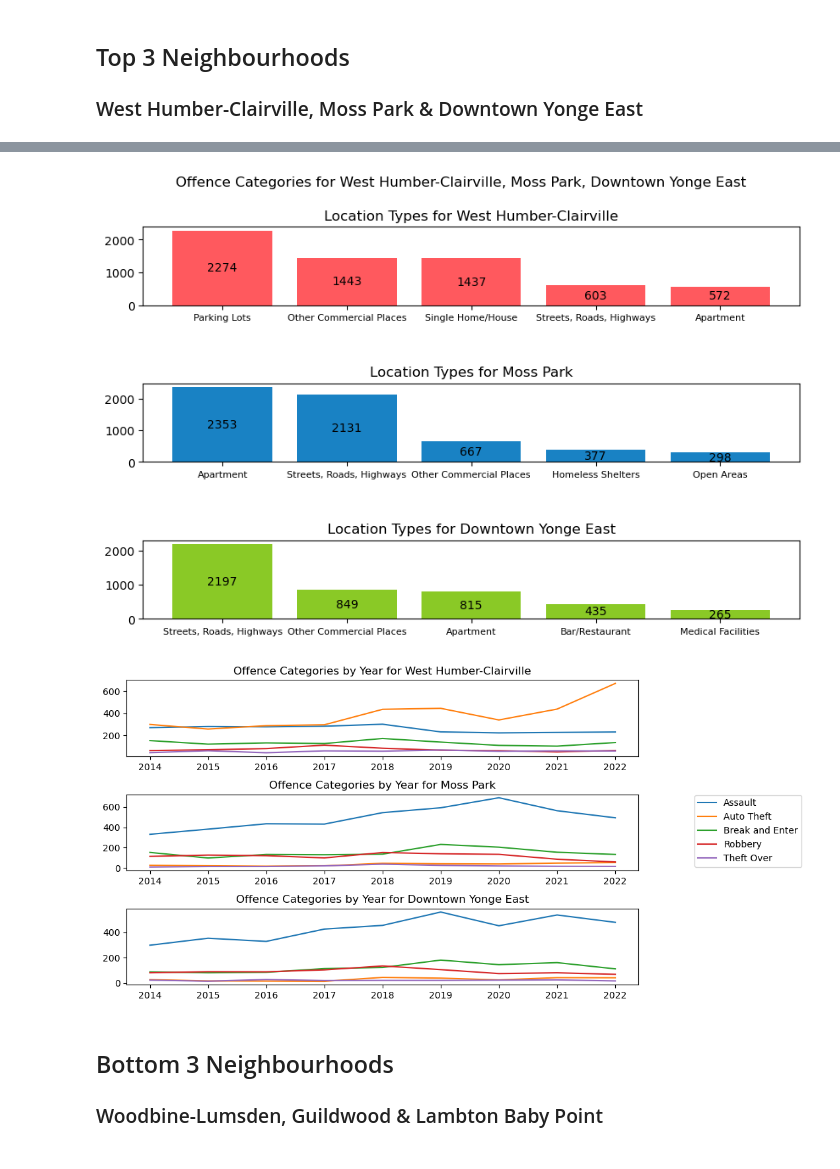
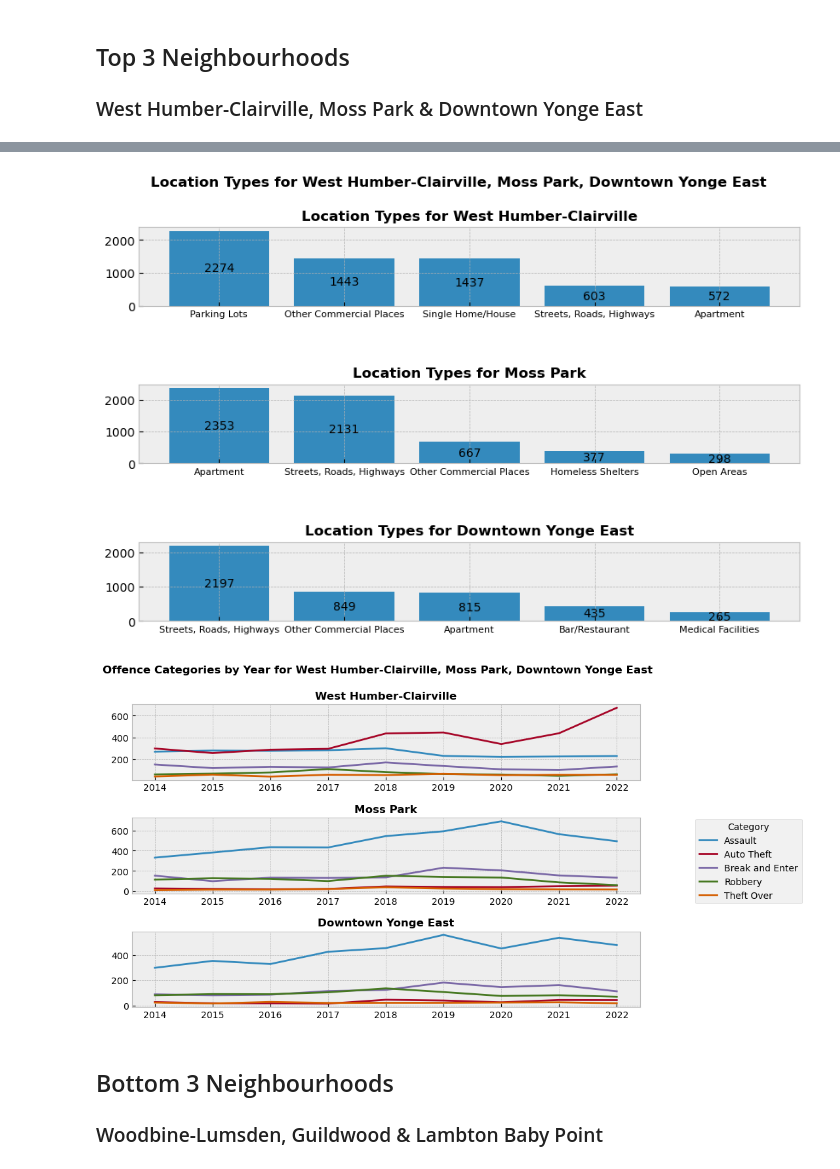
Before and after one commit to fannysigouin/project1, a Jupyter notebook: question_3/q3_all_years.ipynb, the cells around one changed output, grey strips where cells are left out. Drawn from its saved outputs; the diff is of its cells as text; code cells hidden in the pictures.

Commit message:
changed plot style

```diff
--- a/question_3/q3_all_years.ipynb
+++ b/question_3/q3_all_years.ipynb
@@ -8,6 +8,8 @@
 import pandas as pd
 import matplotlib.pyplot as plt
 import numpy as np
+# plt.style.use('Solarize_Light2')
+plt.style.use('bmh')
 # %%
 #Read in csv file and inspect dataframe
 file = pd.read_csv('../resources/mci_no_duplicates_2014_and_over.csv')
@@ -289,6 +293,8 @@ offence_categories(whc_hood, mp_hood, dye_hood, 'West Humber-Clairville', 'Moss
 def location_types(df1, df2, df3, hood1, hood2, hood3, hood_names):
     fig, ax = plt.subplots(nrows = 3, ncols = 1)
     plt.rcParams['figure.figsize'] = (10, 6)
+    plt.rcParams['figure.titleweight'] = 700
+    titles_fontdict = {'weight': 700, 'size': 12}
 
     #First neighbourhood
     #Group by location type and get count of offences
@@ -298,8 +304,8 @@ def location_types(df1, df2, df3, hood1, hood2, hood3, hood_names):
     #Get only the top 5 location types
     hood1_location = hood1_location.head(5)
     #Create plot ax[0], set title and set bar labels to show counts on the plot
-    locations1 = ax[0].bar(hood1_location.index, hood1_location.values, color = ['#FF595E'])
-    ax[0].set_title(f'Location Types for {hood1}')
+    locations1 = ax[0].bar(hood1_location.index, hood1_location.values)
+    ax[0].set_title(f'Location Types for {hood1}', fontdict = titles_fontdict)
     ax[0].tick_params(axis = 'x', labelsize = 8)
     ax[0].bar_label(locations1, label_type = 'center')
 
@@ -311,8 +317,8 @@ def location_types(df1, df2, df3, hood1, hood2, hood3, hood_names):
     #Get only the top 5 location types
     hood2_location = hood2_location.head(5)
     #Create plot ax[1], set title and set bar labels to show counts on the plot
-    locations2 = ax[1].bar(hood2_location.index, hood2_location.values, color = ['#1982C4'])
-    ax[1].set_title(f'Location Types for {hood2}')
+    locations2 = ax[1].bar(hood2_location.index, hood2_location.values)
+    ax[1].set_title(f'Location Types for {hood2}', fontdict = titles_fontdict)
     ax[1].tick_params(axis = 'x', labelsize = 8)
     ax[1].bar_label(locations2, label_type = 'center')
 
@@ -324,14 +330,13 @@ def location_types(df1, df2, df3, hood1, hood2, hood3, hood_names):
     #Get only the top 5 location types
     hood3_location = hood3_location.head(5)
     #Create plot ax[2], set title and set bar labels to show counts on the plot
-    locations3 = ax[2].bar(hood3_location.index, hood3_location.values, color = ['#8AC926'])
-    ax[2].set_title(f'Location Types for {hood3}')
+    locations3 = ax[2].bar(hood3_location.index, hood3_location.values)
+    ax[2].set_title(f'Location Types for {hood3}', fontdict = titles_fontdict)
     ax[2].tick_params(axis = 'x', labelsize = 8)
     ax[2].bar_label(locations3, label_type = 'center')
 
     #Set figure title
-    figtitle_dict = {'size': 14, 'weight': 'bold'}
-    fig.suptitle(f"Offence Categories for {', '.join(hood_names)}", fontdict = figtitle_dict)
+    fig.suptitle(f"Location Types for {', '.join(hood_names)}")
 
     #Adjust space between subplots for readability, save figure and show
     plt.subplots_adjust(hspace = 1)
@@ -341,12 +346,14 @@ def location_types(df1, df2, df3, hood1, hood2, hood3, hood_names):
 #Call function for top 3 neighbourhoods
 location_types(whc_hood, mp_hood, dye_hood, 'West Humber-Clairville', 'Moss Park', 'Downtown Yonge East', top_3_names)
 # %% [output]
-[figure, old version]
+[figure, new version]
 # %%
 #Define function to get line plots of offence categories by year for neighbourhoods
 def categories_by_year(df1, df2, df3, hood1, hood2, hood3, hood_names):
     fig, ax = plt.subplots(nrows = 3, ncols = 1)
     plt.rcParams['figure.figsize'] = (10, 6)
+    plt.rcParams['figure.titleweight'] = 700
+    titles_fontdict = {'weight': 700, 'size': 12}
 
     #First neighbourhood
     #For each MCI category, isolate rows from neighbourhood dataframe that correspond with the category and group by year to get the count
@@ -362,7 +369,7 @@ def categories_by_year(df1, df2, df3, hood1, hood2, hood3, hood_names):
     ax[0].plot(hood1_robbery.index, hood1_robbery.values, label = 'Robbery')
     ax[0].plot(hood1_theft_over.index, hood1_theft_over.values, label = 'Theft Over')
     #Set title and legend
-    ax[0].set_title(f'Offence Categories by Year for {hood1}')
+    ax[0].set_title(f'{hood1}', fontdict = titles_fontdict)
     #ax[0].legend(bbox_to_anchor=(1.1, 1.05))
 
     #Second neighbourhood
@@ -377,37 +384,40 @@ def categories_by_year(df1, df2, df3, hood1, hood2, hood3, hood_names):
     ax[1].plot(hood2_auto_theft.index, hood2_auto_theft.values, label = 'Auto Theft')
     ax[1].plot(hood2_break_enter.index, hood2_break_enter.values, label = 'Break and Enter')
     ax[1].plot(hood2_robbery.index, hood2_robbery.values, label = 'Robbery')
     ax[1].plot(hood2_theft_over.index, hood2_theft_over.values, label = 'Theft Over')
     #Set title and legend
-    ax[1].set_title(f'Offence Categories by Year for {hood2}')
-    ax[1].legend(bbox_to_anchor=(1.1, 1.05))
+    ax[1].set_title(f'{hood2}', fontdict = titles_fontdict)
+    ax[1].legend(bbox_to_anchor=(1.1, 1.05), title = 'Category')
 
     #Third neighbourhood
     #For each MCI category, isolate rows from neighbourhood dataframe that correspond with the category and group by year to get the count
     hood3_assault = df3.loc[df3['MCI_CATEGORY'] == 'Assault'].groupby('OCC_YEAR')['EVENT_UNIQUE_ID'].count()
     hood3_auto_theft = df3.loc[df3['MCI_CATEGORY'] == 'Auto Theft'].groupby('OCC_YEAR')['EVENT_UNIQUE_ID'].count()
     hood3_break_enter = df3.loc[df3['MCI_CATEGORY'] == 'Break and Enter'].groupby('OCC_YEAR')['EVENT_UNIQUE_ID'].count()
     hood3_robbery = df3.loc[df3['MCI_CATEGORY'] == 'Robbery'].groupby('OCC_YEAR')['EVENT_UNIQUE_ID'].count()
     hood3_theft_over = df3.loc[df3['MCI_CATEGORY'] == 'Theft Over'].groupby('OCC_YEAR')['EVENT_UNIQUE_ID'].count()
     #Create 5 line plots for each MCI category on the same plot
     ax[2].plot(hood3_assault.index, hood3_assault.values, label = 'Assault')
     ax[2].plot(hood3_auto_theft.index, hood3_auto_theft.values, label = 'Auto Theft')
     ax[2].plot(hood3_break_enter.index, hood3_break_enter.values, label = 'Break and Enter')
     ax[2].plot(hood3_robbery.index, hood3_robbery.values, label = 'Robbery')
     ax[2].plot(hood3_theft_over.index, hood3_theft_over.values, label = 'Theft Over')
     #Set title and legend
-    ax[2].set_title(f'Offence Categories by Year for {hood3}')
+    ax[2].set_title(f'{hood3}', fontdict = titles_fontdict)
     #ax[2].legend(bbox_to_anchor=(1.1, 1.05))
+
+    #Set figure title
+    fig.suptitle(f"Offence Categories by Year for {', '.join(hood_names)}")
 
     #Adjust space between subplots for readability
     plt.subplots_adjust(hspace = 0.5)
     plt.savefig(f"../../Project 1 Output/{', '.join(hood_names)}_categories.png")
     plt.show()
 
 #Call function for top 3 neighbourhoods
 categories_by_year(whc_hood, mp_hood, dye_hood, 'West Humber-Clairville', 'Moss Park', 'Downtown Yonge East', top_3_names)
 # %% [output]
-[figure, old version]
+[figure, new version]
 # %% [markdown]
 ## Bottom 3 Neighbourhoods
 ### Woodbine-Lumsden, Guildwood & Lambton Baby Point
```
Also changed, not shown: parts of 29 cells of this notebook.
